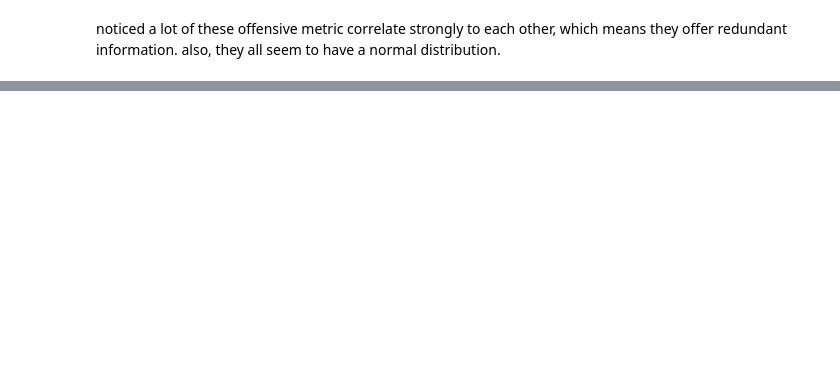
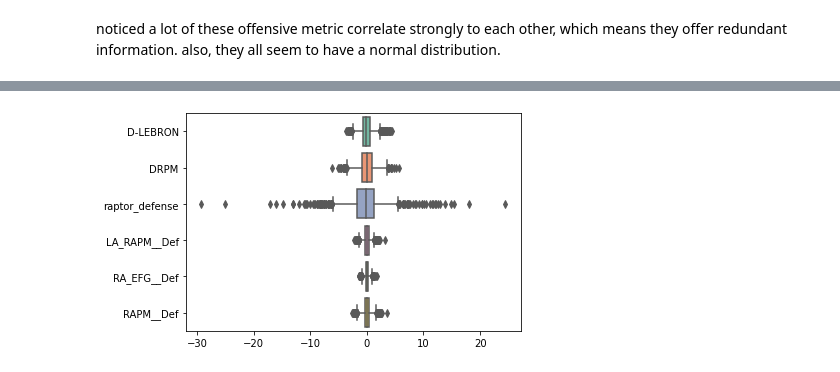
Before and after one commit to ZachLiu519/nba-model, a Jupyter notebook: spring21_data/EDA.ipynb, the cells around one changed output, grey strips where cells are left out. Cells and saved outputs as stored; diff of their text form; code cells hidden in the pictures; blank space fills up the shorter version.

```diff
--- a/spring21_data/EDA.ipynb
+++ b/spring21_data/EDA.ipynb
@@ -38,0 +100,4 @@ also, they all seem to have a normal distribution.
+# %%
+defbox = sns.boxplot(data=defDf, orient="h", palette="Set2")
+# %% [output]
+[figure, added]
```
Also changed, not shown: parts of 15 cells of this notebook, 4 other files.
